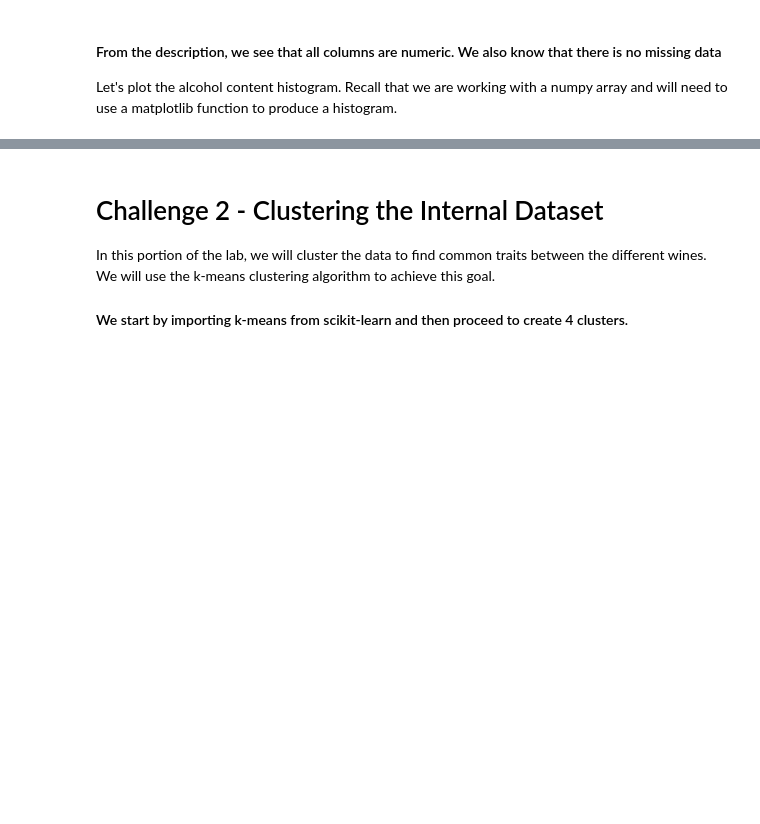
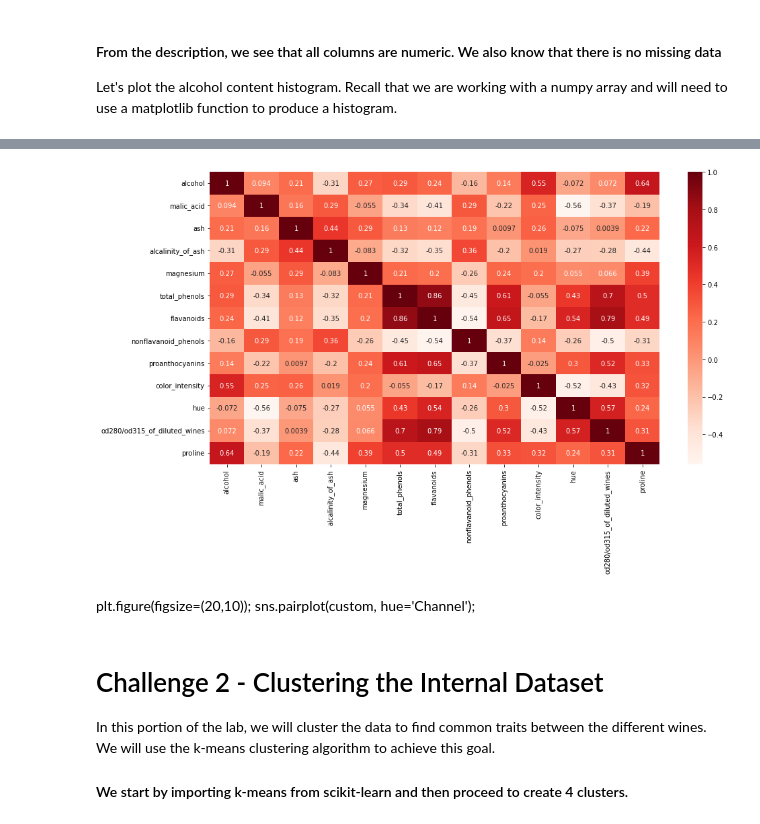
Before and after one commit to Ironhack-Data-Madrid-Enero-2022/lab-sklearn-and-unsupervised-learning, a Jupyter notebook: your-code/main.ipynb, the cells around one changed output, grey strips where cells are left out. Cells and saved outputs as stored; diff of their text form; code cells hidden in the pictures; blank space fills up the shorter version.

```diff
--- a/your-code/main.ipynb
+++ b/your-code/main.ipynb
@@ -40,3 +111,14 @@ Let's plot the alcohol content histogram. Recall that we are working with a nump
+# %%
+# Your code here:
+plt.figure(figsize=(15,8)) #15- largo y 8 de ancho
+cor = wine_df.corr()
+sns.heatmap(cor, annot=True, cmap=plt.cm.Reds)
+plt.show()
+# %% [output]
+[figure, added]
+# %% [markdown]
+plt.figure(figsize=(20,10));
+sns.pairplot(custom, hue='Channel');
 # %% [markdown]
 # Challenge 2 - Clustering the Internal Dataset
 
```
Also changed, not shown: parts of 14 cells of this notebook.
